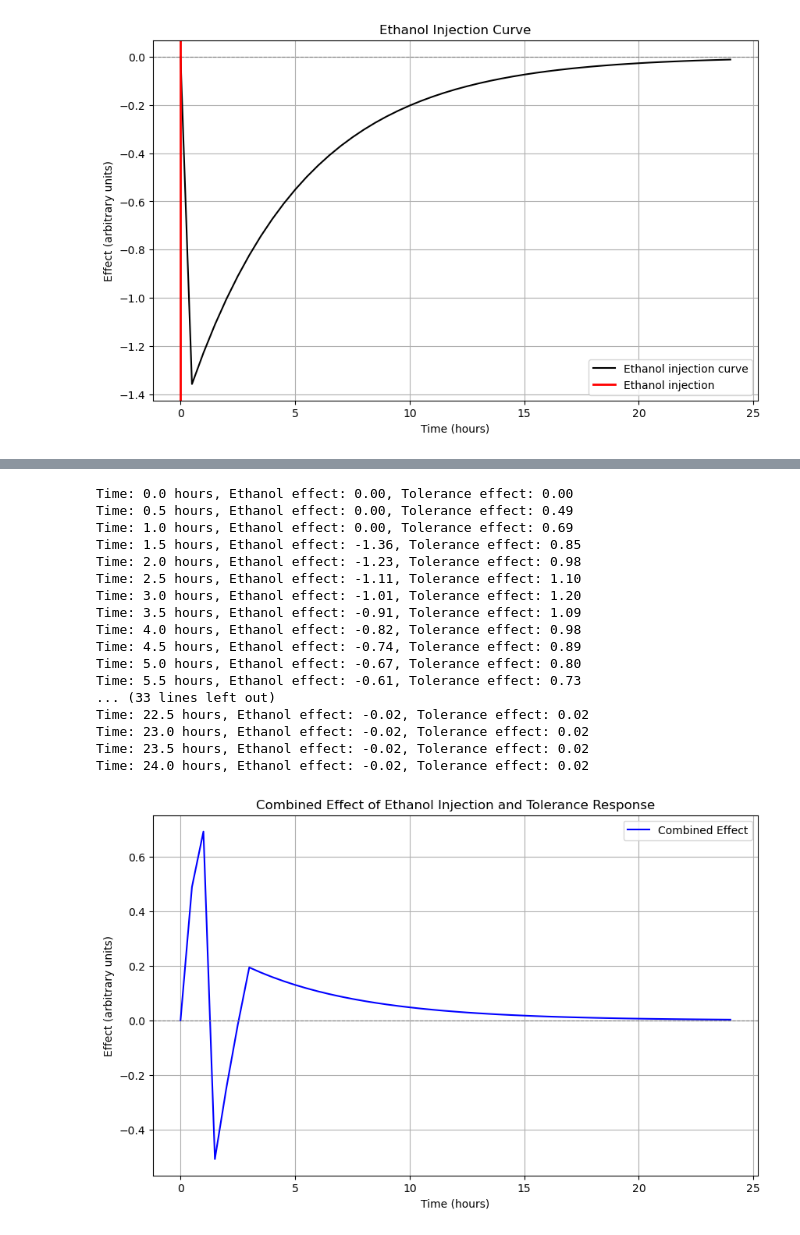
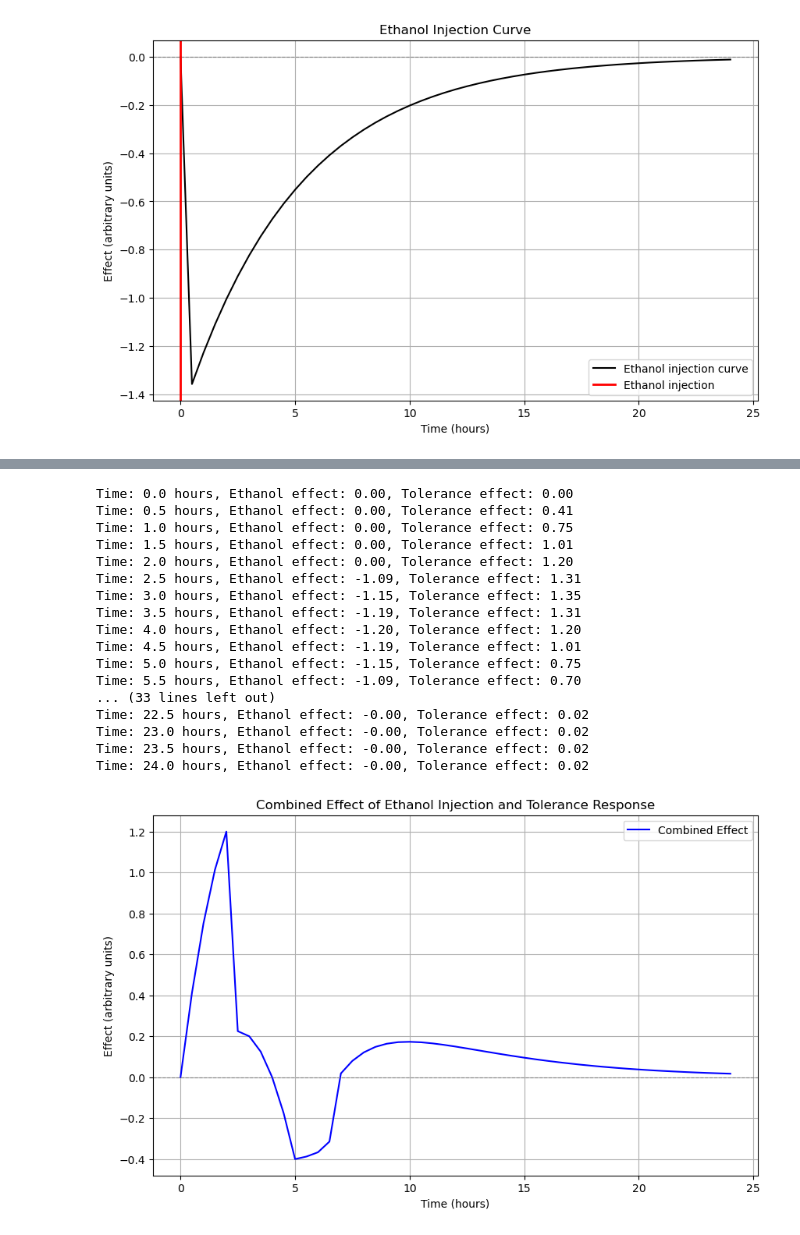
Before and after one commit to TsunomakiWatamelon/Homeostatic-Reinforcement-Learning, a Jupyter notebook: test.ipynb, the cells around one changed output, grey strips where cells are left out. Saved outputs shown, nothing was run; the diff lists cells and outputs as text; code cells hidden in the pictures.

```diff
--- a/test.ipynb
+++ b/test.ipynb
@@ -71,10 +124,22 @@ class EthanolInjection:
     def __init__(self, injection_timestep):
         self.injection_timestep = injection_timestep
 
-    def ethanol_curve(self, t, drop=-1.5, recovery_rate=0.2):
-        if t <= 0 or t > 24:
-            return torch.tensor(0)
-        return torch.tensor(drop) * torch.exp(torch.tensor(-recovery_rate * t))  # Exponential recovery
+    def ethanol_curve(self, t):
+        t_injection = 1
+        if t <= t_injection:
+            return 0
+        t = t - t_injection # Ajustement du temps pour l'injection
+        a = -0.3
+        b = -0.05
+        c = 0.5
+        k = 0.5
+        t_peak = 2
+        t_decay = 5
+
+        if 0 <= t < t_decay:
+            return -b * (t - t_peak)**2 + a * t_peak**2
+        else:
+            return -c * np.exp(-k * (t - t_decay))
 
     def get_effect(self, t):
         """
@@ -86,14 +151,20 @@ class ToleranceResponse:
     def __init__(self, response_timestep):
         self.response_timestep = response_timestep
 
-    def tolerance_response_curve(self, t, peak=1.2, peak_time=3, rise_power=0.5, decay_rate=0.2):
-        if t <= 0 or t > 24:
-            return torch.tensor(0)
-        elif t <= peak_time:
-            # Smooth rise with rapid acceleration initially and slowing near the peak
-            return torch.tensor(peak * ((t / peak_time) ** rise_power))
-        elif t <= 24:
-            return torch.tensor(peak) * torch.exp(torch.tensor(-decay_rate * (t - peak_time)))  # Exponential decay
+    def tolerance_response_curve(self,t):
+        t_start = 0
+        t = t - t_start # Ajustement du temps pour l'injection
+        a = 0.15
+        b = 0.15
+        c = -0.7
+        k = 0.2
+        t_peak = 3
+        t_decay = 5.5
+
+        if 0 <= t < t_decay:
+            return -b * (t - t_peak)**2 + a * t_peak**2
+        else:
+            return -c * np.exp(-k * (t - t_decay))
 
     def get_effect(self, t):
         """
@@ -104,46 +175,46 @@ class ToleranceResponse:
 # Parameters for simulation
 time_span = 24  # Total hours
 time_step = 0.5  # 30-minute increments
 time_points = np.arange(0, time_span + time_step, time_step)  # Time array
 
 # Initialize classes
 ethanol_injection = EthanolInjection(injection_timestep=1)
 tolerance_response = ToleranceResponse(response_timestep=0)
 
 # Compute combined effect
 combined_effect = []
 for t in time_points:
     ethanol_effect = ethanol_injection.get_effect(t)
     tolerance_effect = tolerance_response.get_effect(t)
     print(f"Time: {t:.1f} hours, Ethanol effect: {ethanol_effect:.2f}, Tolerance effect: {tolerance_effect:.2f}")
     combined_effect.append(ethanol_effect + tolerance_effect)
 
 # Plot the combined effect
 plt.figure(figsize=(10, 6))
 plt.plot(time_points, combined_effect, label="Combined Effect", color="blue")
 plt.axhline(0, color="gray", linestyle="--", linewidth=0.8)
 plt.title("Combined Effect of Ethanol Injection and Tolerance Response")
 plt.xlabel("Time (hours)")
 plt.ylabel("Effect (arbitrary units)")
 plt.legend()
 plt.grid(True)
 plt.show()
 # %% [output]
 Time: 0.0 hours, Ethanol effect: 0.00, Tolerance effect: 0.00
-Time: 0.5 hours, Ethanol effect: 0.00, Tolerance effect: 0.49
-Time: 1.0 hours, Ethanol effect: 0.00, Tolerance effect: 0.69
-Time: 1.5 hours, Ethanol effect: -1.36, Tolerance effect: 0.85
-Time: 2.0 hours, Ethanol effect: -1.23, Tolerance effect: 0.98
-Time: 2.5 hours, Ethanol effect: -1.11, Tolerance effect: 1.10
-Time: 3.0 hours, Ethanol effect: -1.01, Tolerance effect: 1.20
-Time: 3.5 hours, Ethanol effect: -0.91, Tolerance effect: 1.09
-Time: 4.0 hours, Ethanol effect: -0.82, Tolerance effect: 0.98
-Time: 4.5 hours, Ethanol effect: -0.74, Tolerance effect: 0.89
-Time: 5.0 hours, Ethanol effect: -0.67, Tolerance effect: 0.80
-Time: 5.5 hours, Ethanol effect: -0.61, Tolerance effect: 0.73
+Time: 0.5 hours, Ethanol effect: 0.00, Tolerance effect: 0.41
+Time: 1.0 hours, Ethanol effect: 0.00, Tolerance effect: 0.75
+Time: 1.5 hours, Ethanol effect: 0.00, Tolerance effect: 1.01
+Time: 2.0 hours, Ethanol effect: 0.00, Tolerance effect: 1.20
+Time: 2.5 hours, Ethanol effect: -1.09, Tolerance effect: 1.31
+Time: 3.0 hours, Ethanol effect: -1.15, Tolerance effect: 1.35
+Time: 3.5 hours, Ethanol effect: -1.19, Tolerance effect: 1.31
+Time: 4.0 hours, Ethanol effect: -1.20, Tolerance effect: 1.20
+Time: 4.5 hours, Ethanol effect: -1.19, Tolerance effect: 1.01
+Time: 5.0 hours, Ethanol effect: -1.15, Tolerance effect: 0.75
+Time: 5.5 hours, Ethanol effect: -1.09, Tolerance effect: 0.70
 ... (33 lines left out)
-Time: 22.5 hours, Ethanol effect: -0.02, Tolerance effect: 0.02
-Time: 23.0 hours, Ethanol effect: -0.02, Tolerance effect: 0.02
-Time: 23.5 hours, Ethanol effect: -0.02, Tolerance effect: 0.02
-Time: 24.0 hours, Ethanol effect: -0.02, Tolerance effect: 0.02
+Time: 22.5 hours, Ethanol effect: -0.00, Tolerance effect: 0.02
+Time: 23.0 hours, Ethanol effect: -0.00, Tolerance effect: 0.02
+Time: 23.5 hours, Ethanol effect: -0.00, Tolerance effect: 0.02
+Time: 24.0 hours, Ethanol effect: -0.00, Tolerance effect: 0.02
-[figure, old version]
+[figure, new version]
```
Also changed, not shown: parts of 2 cells of this notebook, 3 other files.
